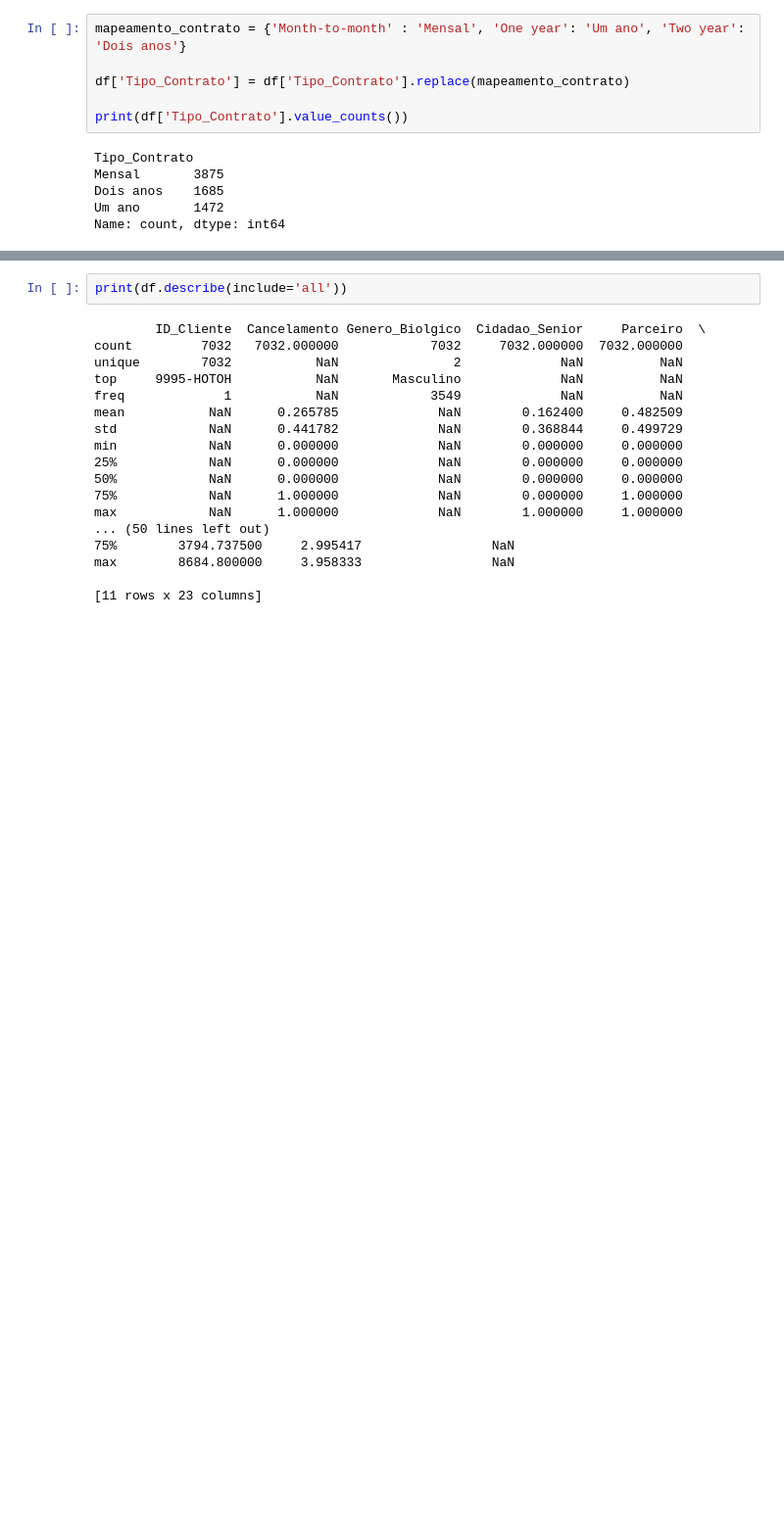
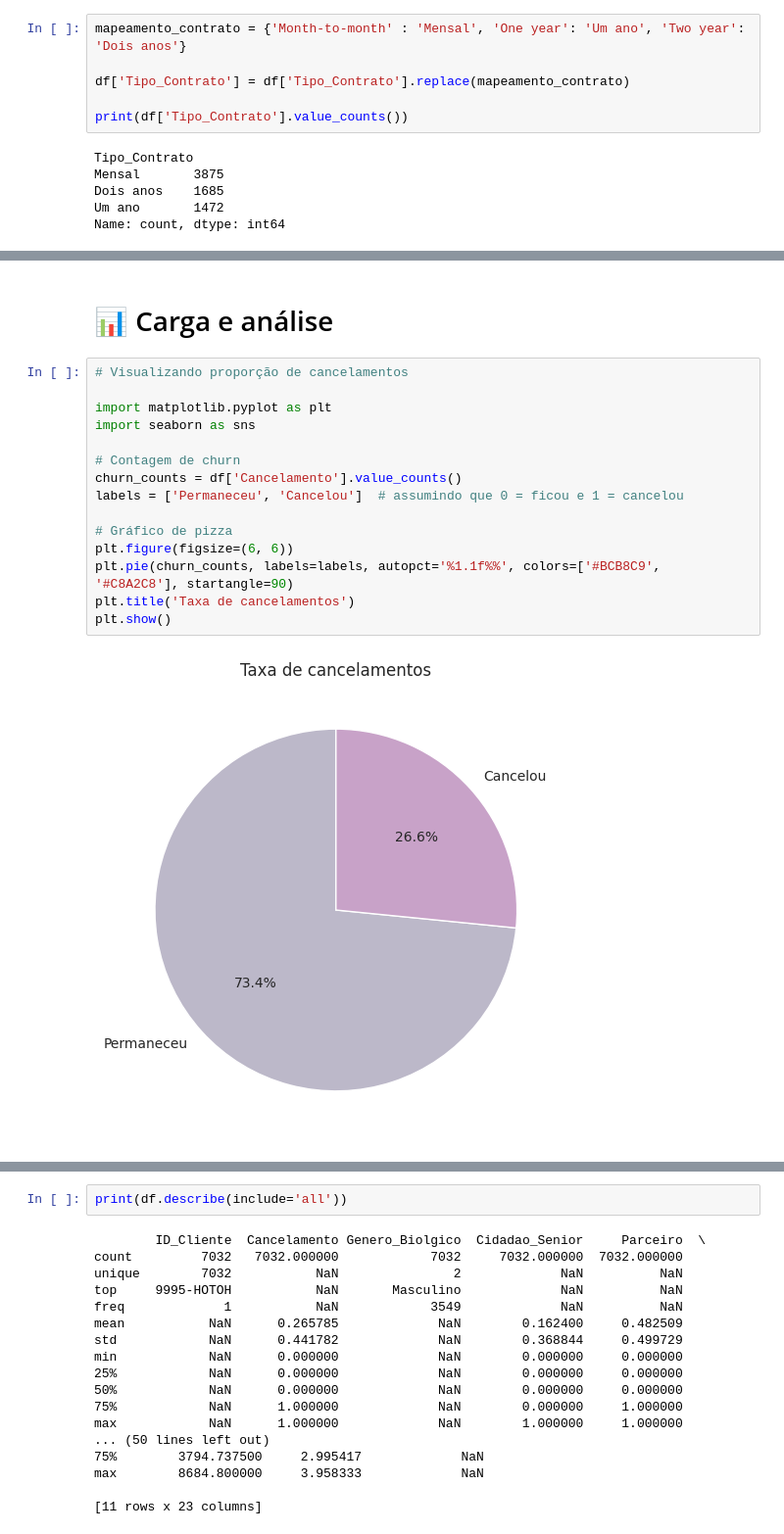
Before and after one commit to DaiMeotti/challenge-telecomx-1, a Jupyter notebook: TelecomX_1.ipynb, the cells around one changed output, grey strips where cells are left out. Shown at 98% size. Cells and saved outputs as stored; diff of their text form; blank space fills up the shorter version.

```diff
--- a/TelecomX_1.ipynb
+++ b/TelecomX_1.ipynb
@@ -436,0 +457,19 @@ max         118.750000     8684.800000      3.958333
+# %% [markdown]
+# 📊 Carga e análise
+# %%
+# Visualizando proporção de cancelamentos
+
+import matplotlib.pyplot as plt
+import seaborn as sns
+
+# Contagem de churn
+churn_counts = df['Cancelamento'].value_counts()
+labels = ['Permaneceu', 'Cancelou']  # assumindo que 0 = ficou e 1 = cancelou
+
+# Gráfico de pizza
+plt.figure(figsize=(6, 6))
+plt.pie(churn_counts, labels=labels, autopct='%1.1f%%', colors=['#BCB8C9', '#C8A2C8'], startangle=90)
+plt.title('Taxa de cancelamentos')
+plt.show()
+# %% [output]
+[figure, added]
```
Also changed, not shown: parts of 33 cells of this notebook.
